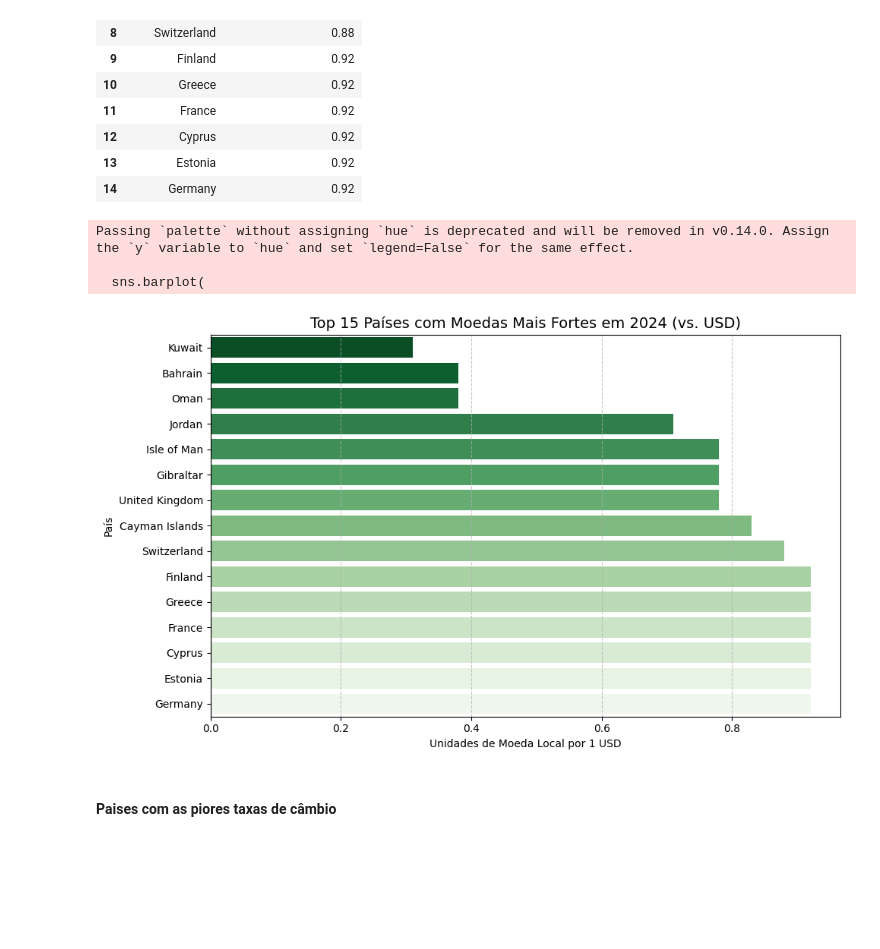
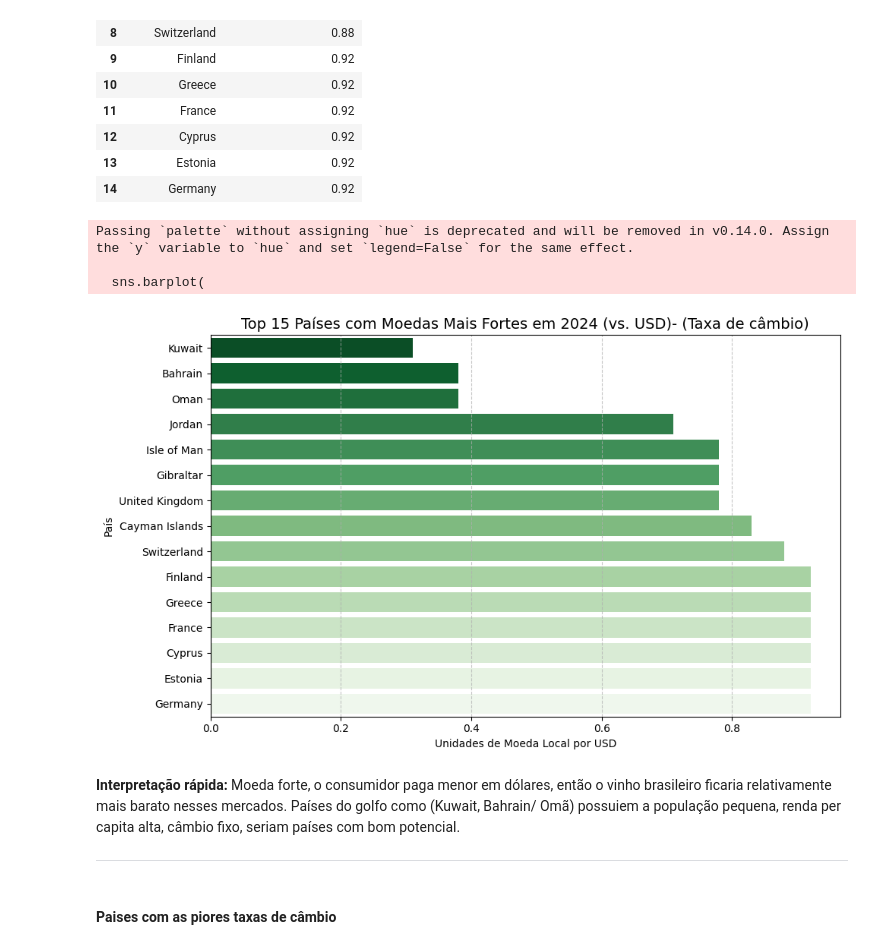
Before and after one commit to AndBalbino/TechChallengerFiap_EconomicosAnalise, a Jupyter notebook: AnaliseDadosEconomicos.ipynb, the cells around one changed output. Drawn from its saved outputs; the diff is of its cells as text; code cells hidden in the pictures; blank space fills up the shorter version.

```diff
--- a/AnaliseDadosEconomicos.ipynb
+++ b/AnaliseDadosEconomicos.ipynb
@@ -464,29 +457,35 @@ melhoresTaxaCambioPaises[['pais', 'taxa_cambio_local_usd']]
 # %%
 # Filtrar 2024 e remover valores nulos de taxa de câmbio
 df_cambio_2024 = df_economiaPaises[df_economiaPaises['ano'] == 2024].dropna(subset=['taxa_cambio_local_usd'])
 
 # Ordenar do menor para o maior (moedas mais fortes primeiro)
 top15_cambio = df_cambio_2024.sort_values(by='taxa_cambio_local_usd').head(15)
 
 # Gráfico horizontal
 plt.figure(figsize=(10,6))
 sns.barplot(
     data=top15_cambio,
     x='taxa_cambio_local_usd',
     y='pais',
     palette='Greens_r'
 )
-plt.title('Top 15 Países com Moedas Mais Fortes em 2024 (vs. USD)', fontsize=14)
-plt.xlabel('Unidades de Moeda Local por 1 USD')
+plt.title('Top 15 Países com Moedas Mais Fortes em 2024 (vs. USD)- (Taxa de câmbio)', fontsize=14)
+plt.xlabel('Unidades de Moeda Local por USD')
 plt.ylabel('País')
 plt.grid(axis='x', linestyle='--', alpha=0.7)
 plt.tight_layout()
 plt.show()
 # %% [output]
 Passing `palette` without assigning `hue` is deprecated and will be removed in v0.14.0. Assign the `y` variable to `hue` and set `legend=False` for the same effect.
 
   sns.barplot(
-[figure, old version]
+[figure, new version]
+# %% [markdown]
+**Interpretação rápida:**
+Moeda forte, o consumidor paga menor em dólares, então o vinho brasileiro ficaria relativamente mais barato nesses mercados.
+Países do golfo como (Kuwait, Bahrain/ Omã) possuiem a população pequena, renda per capita alta, câmbio fixo, seriam países com bom potencial.
+
+---
 # %% [markdown]
 #### Paises com as piores taxas de câmbio
 # %%
```
Also changed, not shown: parts of 17 cells of this notebook.
